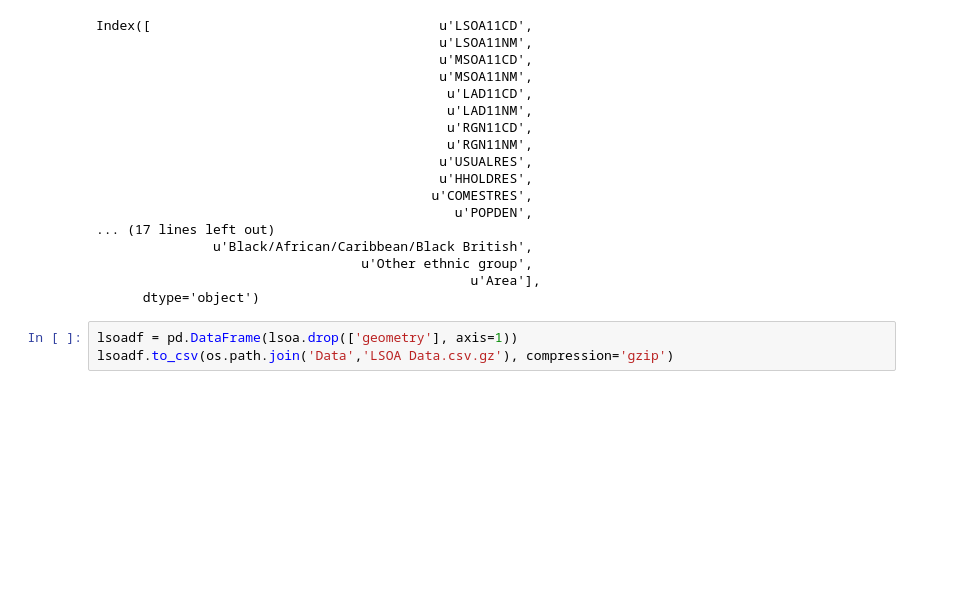
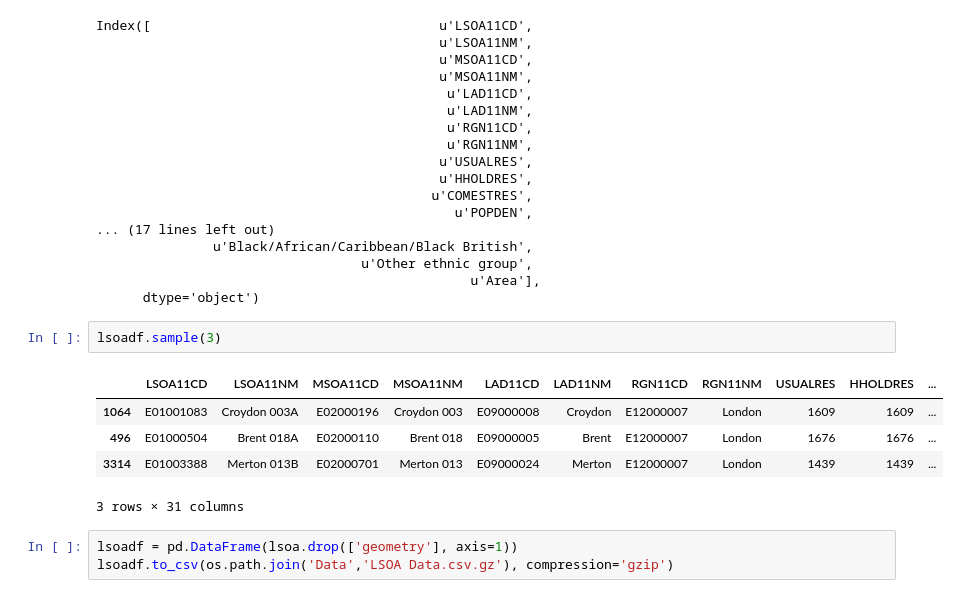
Before and after one commit to kingsgeocomp/geocomputation, a Jupyter notebook: Data Loader.ipynb, the cells around one changed output. Cells and saved outputs as stored; diff of their text form; blank space fills up the shorter version.

```diff
--- a/Data Loader.ipynb
+++ b/Data Loader.ipynb
@@ -226,6 +323,14 @@ Index([                                     u'LSOA11CD',
                                   u'Other ethnic group',
                                                 u'Area'],
       dtype='object')
+# %%
+lsoadf.sample(3)
+# %% [output]
+|  | LSOA11CD | LSOA11NM | MSOA11CD | MSOA11NM | LAD11CD | LAD11NM | RGN11CD | RGN11NM | USUALRES | HHOLDRES | ... |
+| 1064 | E01001083 | Croydon 003A | E02000196 | Croydon 003 | E09000008 | Croydon | E12000007 | London | 1609 | 1609 | ... |
+| 496 | E01000504 | Brent 018A | E02000110 | Brent 018 | E09000005 | Brent | E12000007 | London | 1676 | 1676 | ... |
+| 3314 | E01003388 | Merton 013B | E02000701 | Merton 013 | E09000024 | Merton | E12000007 | London | 1439 | 1439 | ... |
+3 rows × 31 columns
 # %%
 lsoadf = pd.DataFrame(lsoa.drop(['geometry'], axis=1))
 lsoadf.to_csv(os.path.join('Data','LSOA Data.csv.gz'), compression='gzip')
```
Also changed, not shown: parts of 12 cells of this notebook.
